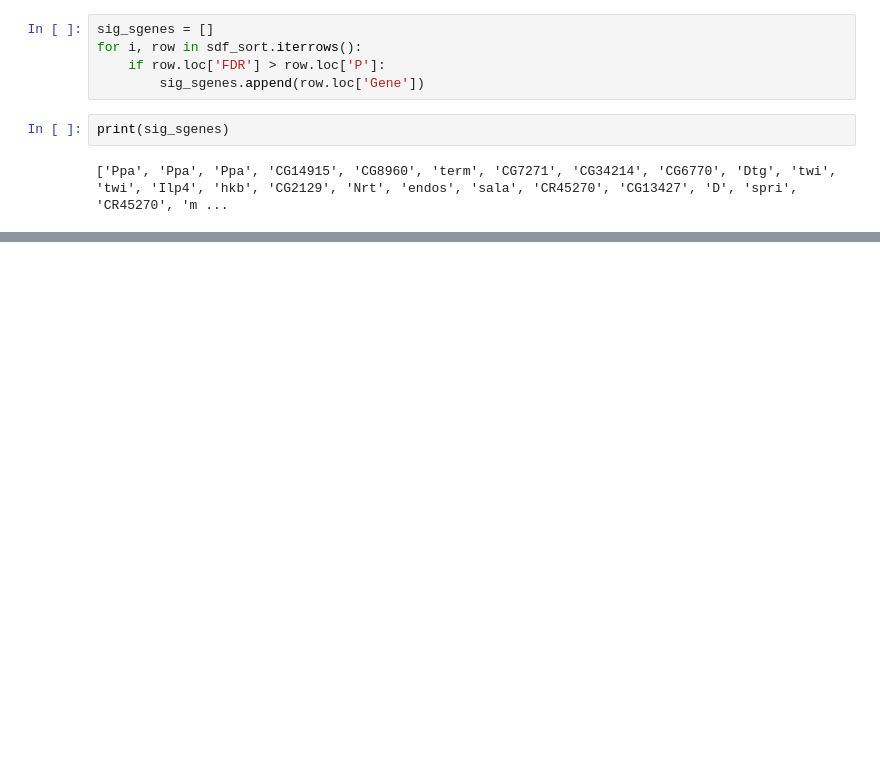
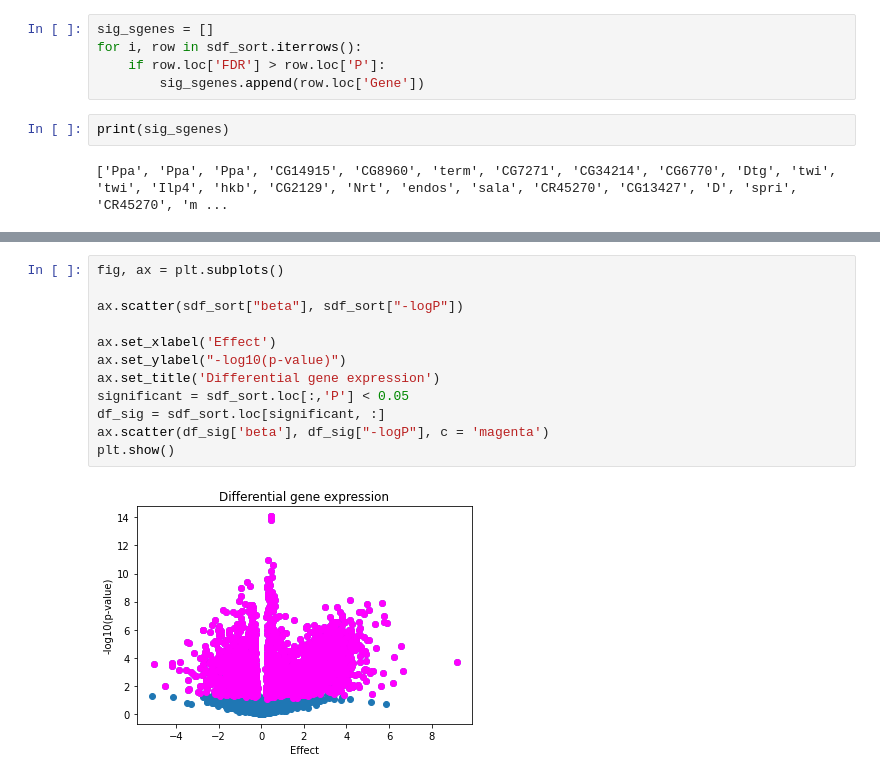
Before and after one commit to GiannaTricola/qbb2020-answers, a Jupyter notebook: week7/Week7.ipynb, the cells around one changed output, grey strips where cells are left out. Drawn from its saved outputs; the diff is of its cells as text; blank space fills up the shorter version.

```diff
--- a/week7/Week7.ipynb
+++ b/week7/Week7.ipynb
@@ -642,0 +653,14 @@ print(percentage_overlap)
+# %%
+fig, ax = plt.subplots()
+
+ax.scatter(sdf_sort["beta"], sdf_sort["-logP"])
+
+ax.set_xlabel('Effect')
+ax.set_ylabel("-log10(p-value)")
+ax.set_title('Differential gene expression')
+significant = sdf_sort.loc[:,'P'] < 0.05
+df_sig = sdf_sort.loc[significant, :]
+ax.scatter(df_sig['beta'], df_sig["-logP"], c = 'magenta')
+plt.show()
+# %% [output]
+[figure, added]
```
Also changed, not shown: parts of 3 cells of this notebook.
